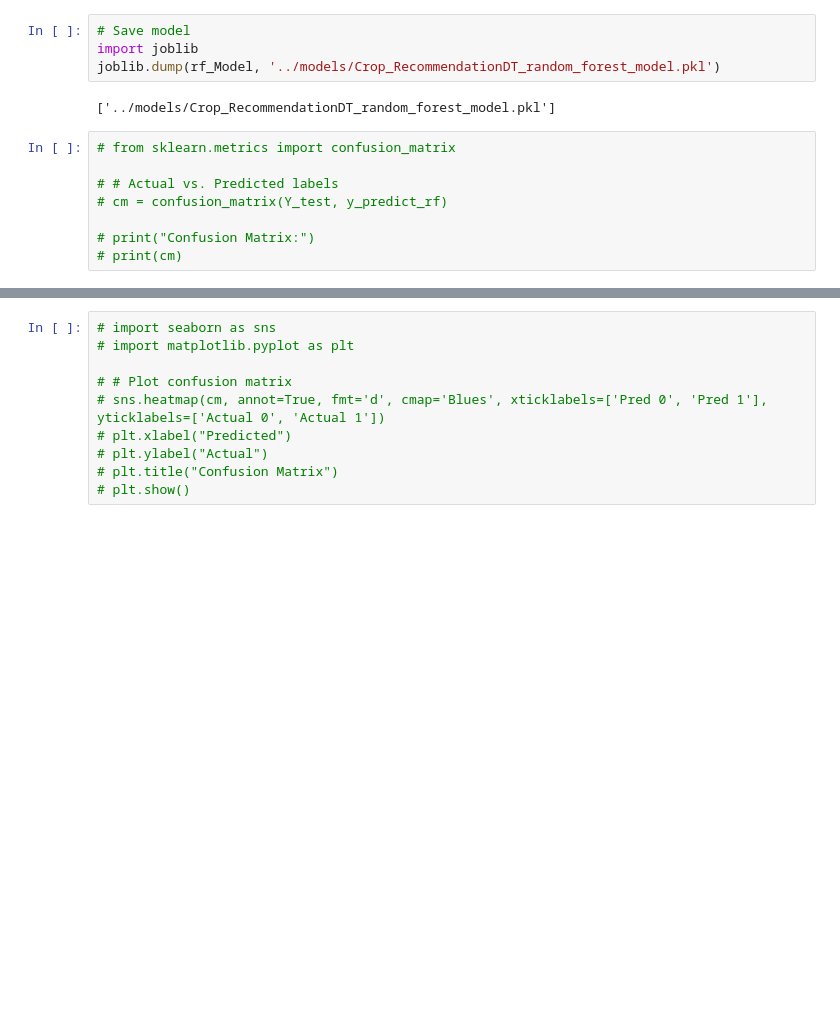
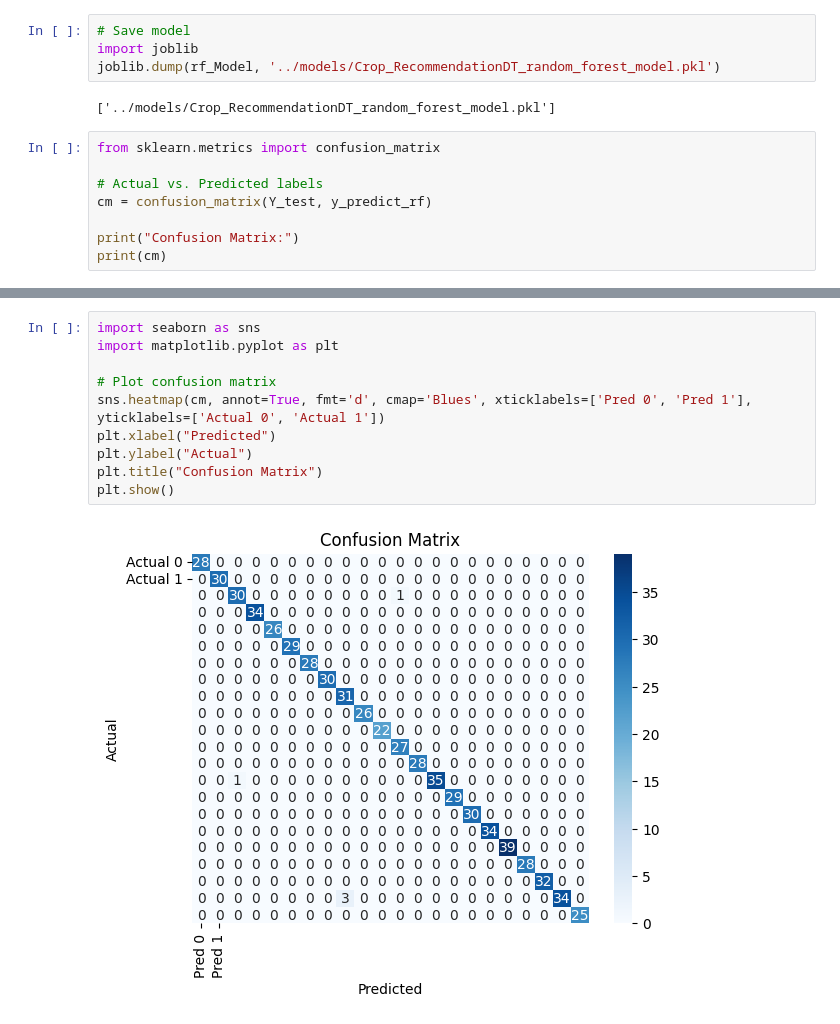
Before and after one commit to JayashankaAnushan19/Autonomous_Reforestation_Robot_PDE4433_CW2, a Jupyter notebook: notebooks/PDE4433_CW2_FinalModelTraining.ipynb, the cells around one changed output, grey strips where cells are left out. Saved outputs shown, nothing was run; the diff lists cells and outputs as text; blank space fills up the shorter version.

```diff
--- a/notebooks/PDE4433_CW2_FinalModelTraining.ipynb
+++ b/notebooks/PDE4433_CW2_FinalModelTraining.ipynb
@@ -216,10 +273,10 @@ joblib.dump(rf_Model, '../models/Crop_RecommendationDT_random_forest_model.pkl')
 # %% [output]
 ['../models/Crop_RecommendationDT_random_forest_model.pkl']
 # %%
-# from sklearn.metrics import confusion_matrix
+from sklearn.metrics import confusion_matrix
 
-# # Actual vs. Predicted labels
-# cm = confusion_matrix(Y_test, y_predict_rf)
+# Actual vs. Predicted labels
+cm = confusion_matrix(Y_test, y_predict_rf)
 
-# print("Confusion Matrix:")
-# print(cm)
+print("Confusion Matrix:")
+print(cm)
@@ -226,10 +301,12 @@ joblib.dump(rf_Model, '../models/Crop_RecommendationDT_random_forest_model.pkl')
 # %%
-# import seaborn as sns
-# import matplotlib.pyplot as plt
+import seaborn as sns
+import matplotlib.pyplot as plt
 
-# # Plot confusion matrix
-# sns.heatmap(cm, annot=True, fmt='d', cmap='Blues', xticklabels=['Pred 0', 'Pred 1'], yticklabels=['Actual 0', 'Actual 1'])
-# plt.xlabel("Predicted")
-# plt.ylabel("Actual")
-# plt.title("Confusion Matrix")
-# plt.show()
+# Plot confusion matrix
+sns.heatmap(cm, annot=True, fmt='d', cmap='Blues', xticklabels=['Pred 0', 'Pred 1'], yticklabels=['Actual 0', 'Actual 1'])
+plt.xlabel("Predicted")
+plt.ylabel("Actual")
+plt.title("Confusion Matrix")
+plt.show()
+# %% [output]
+[figure, added]
```
Also changed, not shown: parts of 17 cells of this notebook, 7 other files.
